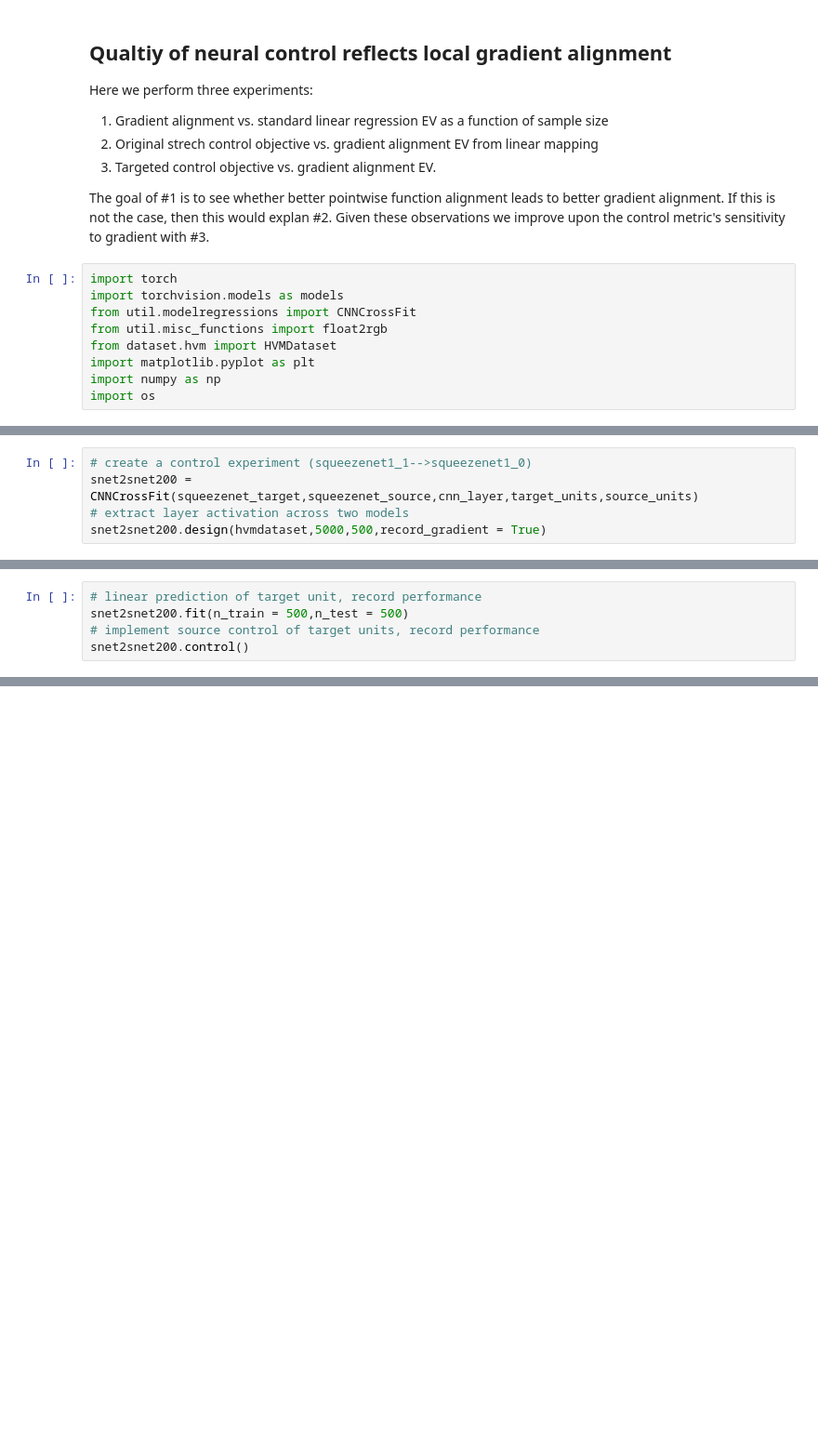
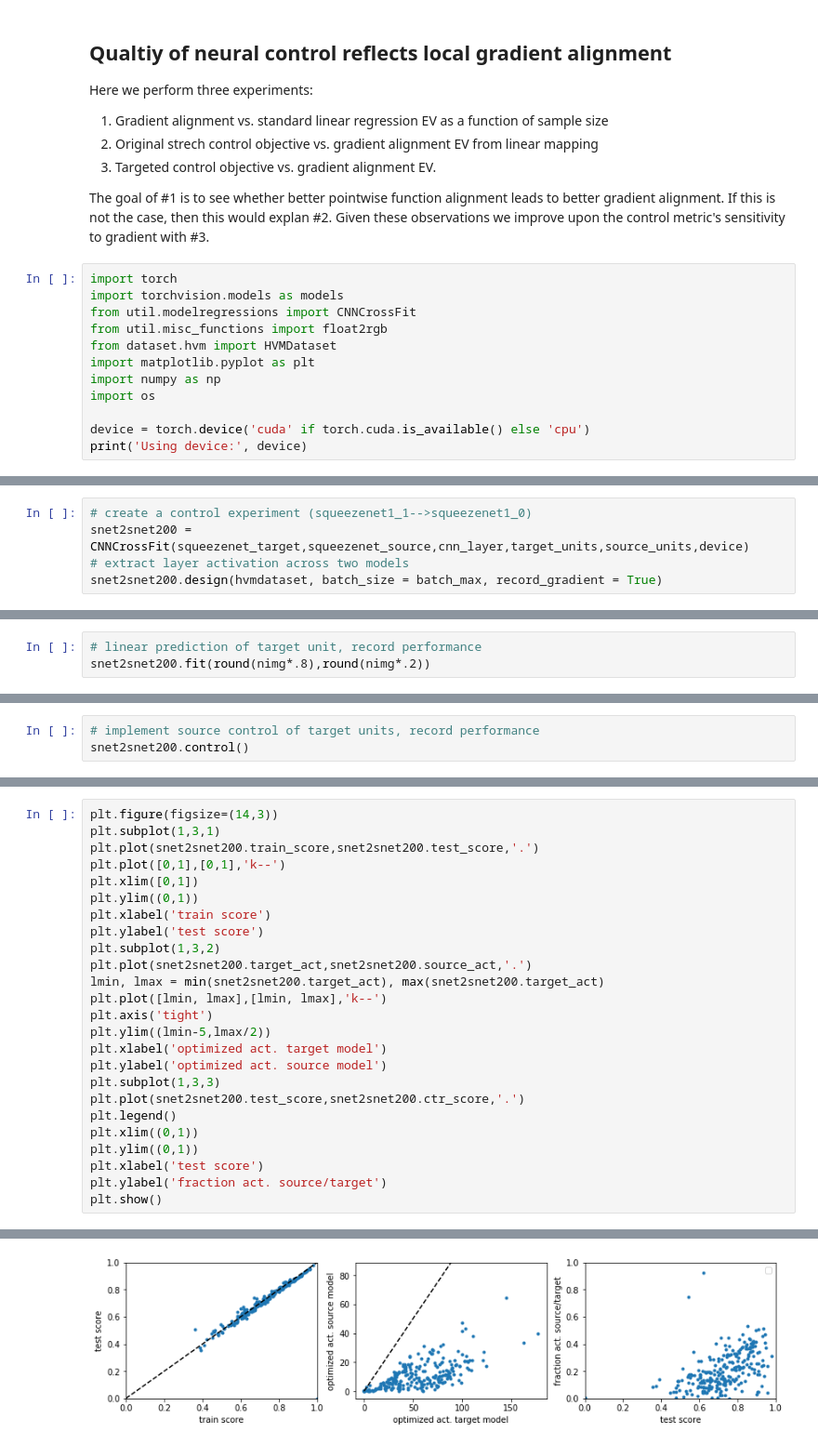
Before and after one commit to chongguo/SimNeuroController, a Jupyter notebook: Note111420.ipynb, the cells around one changed output, grey strips where cells are left out. Shown at 93% size. Saved outputs shown, nothing was run; the diff lists cells and outputs as text; blank space fills up the shorter version.

```diff
--- a/Note111420.ipynb
+++ b/Note111420.ipynb
@@ -17,3 +17,6 @@ from dataset.hvm import HVMDataset
 import matplotlib.pyplot as plt
 import numpy as np
 import os
+
+device = torch.device('cuda' if torch.cuda.is_available() else 'cpu')
+print('Using device:', device)
@@ -31,6 +38,6 @@ hvmdataset = HVMDataset(5500)
 # %%
 # create a control experiment (squeezenet1_1-->squeezenet1_0)
-snet2snet200 = CNNCrossFit(squeezenet_target,squeezenet_source,cnn_layer,target_units,source_units)
+snet2snet200 = CNNCrossFit(squeezenet_target,squeezenet_source,cnn_layer,target_units,source_units,device)
 # extract layer activation across two models
-snet2snet200.design(hvmdataset,5000,500,record_gradient = True)
+snet2snet200.design(hvmdataset, batch_size = batch_max, record_gradient = True)
 # %% [output]
@@ -41,0 +45,3 @@ ValueError: Floating point image RGB values must be in the 0..1 range.
+# %%
+# linear prediction of target unit, record performance
+snet2snet200.fit(round(nimg*.8),round(nimg*.2))
@@ -42,5 +50,3 @@ ValueError: Floating point image RGB values must be in the 0..1 range.
 # %%
-# linear prediction of target unit, record performance
-snet2snet200.fit(n_train = 500,n_test = 500)
 # implement source control of target units, record performance
 snet2snet200.control()
@@ -63,0 +55,26 @@ x[0,2,0,1]-.5
+# %%
+plt.figure(figsize=(14,3))
+plt.subplot(1,3,1)
+plt.plot(snet2snet200.train_score,snet2snet200.test_score,'.')
+plt.plot([0,1],[0,1],'k--')
+plt.xlim([0,1])
+plt.ylim((0,1))
+plt.xlabel('train score')
+plt.ylabel('test score')
+plt.subplot(1,3,2)
+plt.plot(snet2snet200.target_act,snet2snet200.source_act,'.')
+lmin, lmax = min(snet2snet200.target_act), max(snet2snet200.target_act)
+plt.plot([lmin, lmax],[lmin, lmax],'k--')
+plt.axis('tight')
+plt.ylim((lmin-5,lmax/2))
+plt.xlabel('optimized act. target model')
+plt.ylabel('optimized act. source model')
+plt.subplot(1,3,3)
+plt.plot(snet2snet200.test_score,snet2snet200.ctr_score,'.')
+plt.legend()
+plt.xlim((0,1))
+plt.ylim((0,1))
+plt.xlabel('test score')
+plt.ylabel('fraction act. source/target')
+plt.show()
+# %% [output]
@@ -63,0 +82 @@ x[0,2,0,1]-.5
+[figure, added]
```
Also changed, not shown: parts of 9 cells of this notebook, 7 other files.
